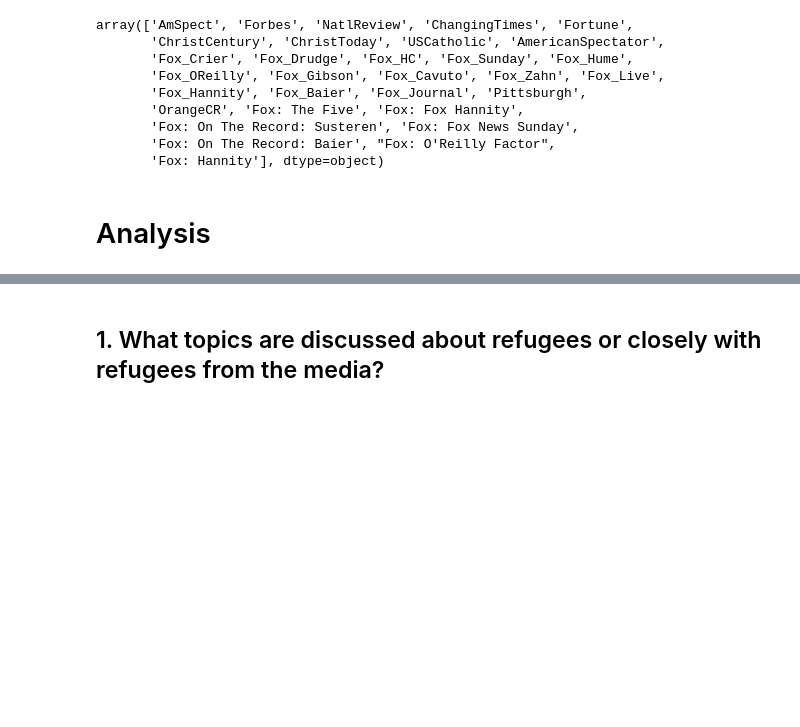
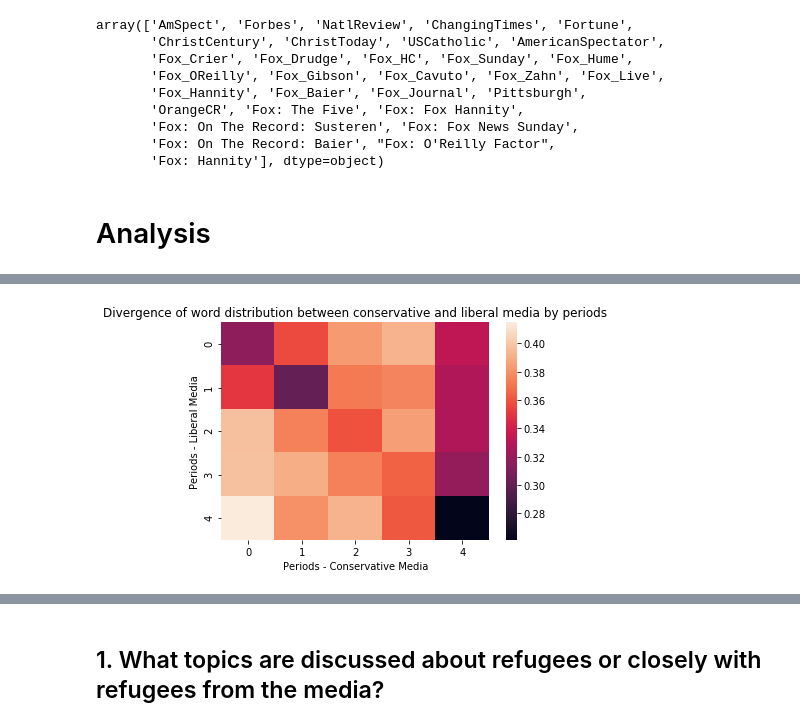
Before and after one commit to rachel-ker/refugeediscourse, a Jupyter notebook: final_data_analysis.ipynb, the cells around one changed output, grey strips where cells are left out. Drawn from its saved outputs; the diff is of its cells as text; code cells hidden in the pictures; blank space fills up the shorter version.

Commit message:
added divergence analysis

```diff
--- a/final_data_analysis.ipynb
+++ b/final_data_analysis.ipynb
@@ -423,0 +561,24 @@ array(['AmSpect', 'Forbes', 'NatlReview', 'ChangingTimes', 'Fortune',
+# %%
+corpora_left = []
+corpora_right = []
+
+for p in periods:
+    corpora_left.append(data_left[data_left['period']==p]['normalized_words'].sum())
+    corpora_right.append(data_right[data_right['period']==p]['normalized_words'].sum())
+# %%
+L = []
+for p in corpora_left:
+    l = []
+    for q in corpora_right:
+        l.append(Divergence(p,q, difference = 'KL'))
+    L.append(l)
+M = np.array(L)
+fig = plt.figure()
+div = pd.DataFrame(M, columns = periods , index = periods)
+ax = sns.heatmap(div)
+plt.xlabel('Periods - Conservative Media')
+plt.ylabel('Periods - Liberal Media')
+plt.title('Divergence of word distribution between conservative and liberal media by periods')
+plt.show()
+# %% [output]
+[figure, added]
```
Also changed, not shown: parts of 10 cells of this notebook.
